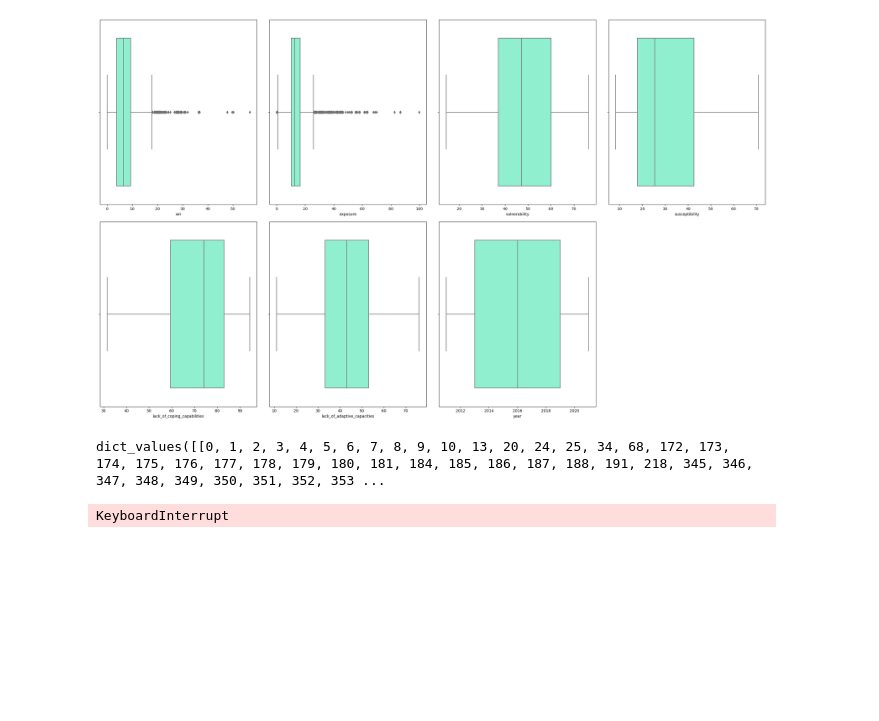
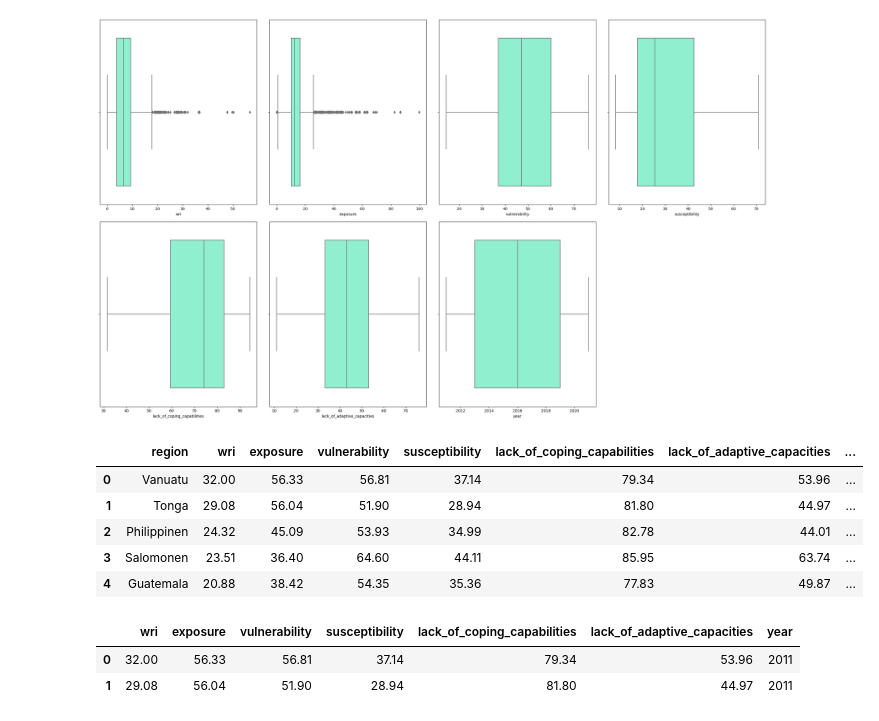
Before and after one commit to VannaLZ/Modulo_3_Sprint_1_VannaPaula, a Jupyter notebook: Regresion Lineal/Lecc1-Intro_ML.ipynb, the cells around one changed output. Cells and saved outputs as stored; diff of their text form; code cells hidden in the pictures; blank space fills up the shorter version.

```diff
--- a/Regresion Lineal/Lecc1-Intro_ML.ipynb
+++ b/Regresion Lineal/Lecc1-Intro_ML.ipynb
@@ -220,11 +222,3 @@ def detectar_outliers(lista_columnas, dataframe):
 # %%
 lista_columnas = list(numericas.columns)
 ind = detectar_outliers(['exposure'], df)
-# %%
-ind.values()
-# %% [output]
-dict_values([[0, 1, 2, 3, 4, 5, 6, 7, 8, 9, 10, 13, 20, 24, 25, 34, 68, 172, 173, 174, 175, 176, 177, 178, 179, 180, 181, 184, 185, 186, 187, 188, 191, 218, 345, 346, 347, 348, 349, 350, 351, 352, 353 ...
-# %%
-df[df.iloc[:,ind.values()]]
-# %% [output]
-KeyboardInterrupt
@@ -230,0 +229,16 @@ KeyboardInterrupt
+# %%
+df_outliers.head()
+# %% [output]
+|  | region | wri | exposure | vulnerability | susceptibility | lack_of_coping_capabilities | lack_of_adaptive_capacities | ... |
+| 0 | Vanuatu | 32.00 | 56.33 | 56.81 | 37.14 | 79.34 | 53.96 | ... |
+| 1 | Tonga | 29.08 | 56.04 | 51.90 | 28.94 | 81.80 | 44.97 | ... |
+| 2 | Philippinen | 24.32 | 45.09 | 53.93 | 34.99 | 82.78 | 44.01 | ... |
+| 3 | Salomonen | 23.51 | 36.40 | 64.60 | 44.11 | 85.95 | 63.74 | ... |
+| 4 | Guatemala | 20.88 | 38.42 | 54.35 | 35.36 | 77.83 | 49.87 | ... |
+# %%
+numericas_outliers = df_outliers.select_dtypes(include=['int64', 'float64'])
+numericas_outliers.head(2)
+# %% [output]
+|  | wri | exposure | vulnerability | susceptibility | lack_of_coping_capabilities | lack_of_adaptive_capacities | year |
+| 0 | 32.00 | 56.33 | 56.81 | 37.14 | 79.34 | 53.96 | 2011 |
+| 1 | 29.08 | 56.04 | 51.90 | 28.94 | 81.80 | 44.97 | 2011 |
```
Also changed, not shown: parts of 10 cells of this notebook, 3 other files.
